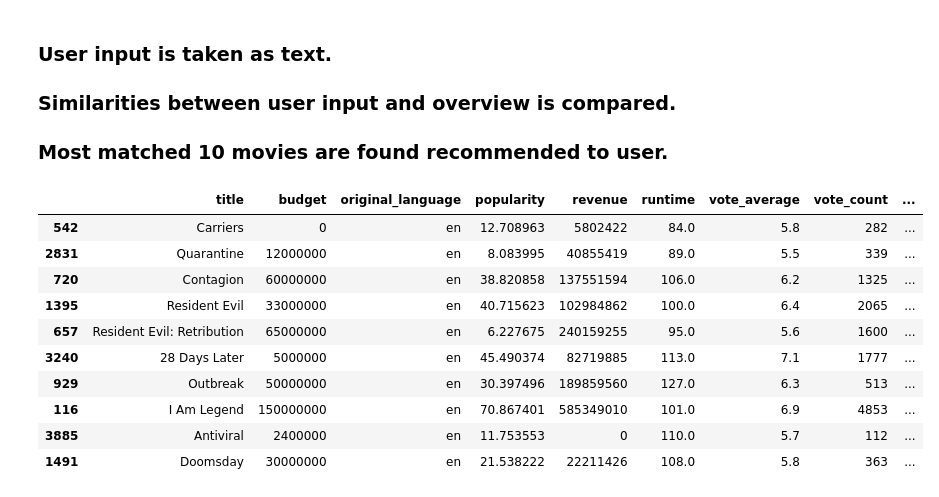
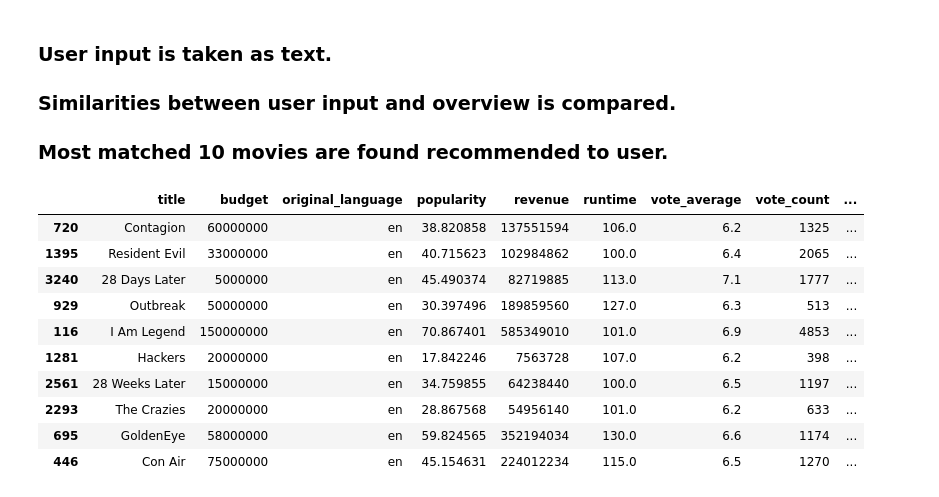
Before and after one commit to doruktopcu/MoviesRecommenderSystemProject, a Jupyter notebook: movie-recommender.ipynb, the cells around one changed output. Drawn from its saved outputs; the diff is of its cells as text; code cells hidden in the pictures.

Commit message:
Refined recommender function.

```diff
--- a/movie-recommender.ipynb
+++ b/movie-recommender.ipynb
@@ -334,12 +334,10 @@ df_movie_recommended.head(10)
 def user_input_recommender(df,
 user_input="",
 budget=100,
-language='en',
 popularity=15,
 revenue= 80000,
 runtime= 20,
 min_vote_avg = 4,
-max_vote_avg = 10,
 vote_count = 100):
 
 
@@ -356,38 +354,32 @@ vote_count = 100):
 
     df["similarity"] = similarities
 
-    # Define a threshold
-    threshold = 0.02
-
     # Filter the dataframe based on the similarity score
     df_filtered = df[(df['budget'] >= budget) &
-    (df['original_language'] == language) &
     (df['popularity'] >= popularity) &
     (df['revenue'] >= revenue) &
     (df['runtime'] >= runtime) &
     (df['vote_average'] >= min_vote_avg) &
-    (df['vote_count'] >= vote_count) &
-    (df['vote_average'] <= max_vote_avg) &
-    (df["similarity"] >= threshold)]
+    (df['vote_count'] >= vote_count)]
 
-    df_sorted = df.sort_values(by='similarity', ascending = False)
+    df_sorted = df_filtered.sort_values(by='similarity', ascending = False)
 
 
     return df_sorted
 # %%
-user_input_recommender(movies_clean, user_input="Virus outbreak pandemic").head(10)
+user_input_recommender(movies_clean, user_input="Virus outbreak pandemic", min_vote_avg=6.2).head(10)
 # %% [output]
 |  | title | budget | original_language | popularity | revenue | runtime | vote_average | vote_count | ... |
-| 542 | Carriers | 0 | en | 12.708963 | 5802422 | 84.0 | 5.8 | 282 | ... |
-| 2831 | Quarantine | 12000000 | en | 8.083995 | 40855419 | 89.0 | 5.5 | 339 | ... |
 | 720 | Contagion | 60000000 | en | 38.820858 | 137551594 | 106.0 | 6.2 | 1325 | ... |
 | 1395 | Resident Evil | 33000000 | en | 40.715623 | 102984862 | 100.0 | 6.4 | 2065 | ... |
-| 657 | Resident Evil: Retribution | 65000000 | en | 6.227675 | 240159255 | 95.0 | 5.6 | 1600 | ... |
 | 3240 | 28 Days Later | 5000000 | en | 45.490374 | 82719885 | 113.0 | 7.1 | 1777 | ... |
 | 929 | Outbreak | 50000000 | en | 30.397496 | 189859560 | 127.0 | 6.3 | 513 | ... |
 | 116 | I Am Legend | 150000000 | en | 70.867401 | 585349010 | 101.0 | 6.9 | 4853 | ... |
-| 3885 | Antiviral | 2400000 | en | 11.753553 | 0 | 110.0 | 5.7 | 112 | ... |
-| 1491 | Doomsday | 30000000 | en | 21.538222 | 22211426 | 108.0 | 5.8 | 363 | ... |
+| 1281 | Hackers | 20000000 | en | 17.842246 | 7563728 | 107.0 | 6.2 | 398 | ... |
+| 2561 | 28 Weeks Later | 15000000 | en | 34.759855 | 64238440 | 100.0 | 6.5 | 1197 | ... |
+| 2293 | The Crazies | 20000000 | en | 28.867568 | 54956140 | 101.0 | 6.2 | 633 | ... |
+| 695 | GoldenEye | 58000000 | en | 59.824565 | 352194034 | 130.0 | 6.6 | 1174 | ... |
+| 446 | Con Air | 75000000 | en | 45.154631 | 224012234 | 115.0 | 6.5 | 1270 | ... |
 # %%
 user_input_recommender(movies_clean, user_input="Love hate and action").head(10)
 # %% [output]
```
Also changed, not shown: parts of 4 cells of this notebook.
